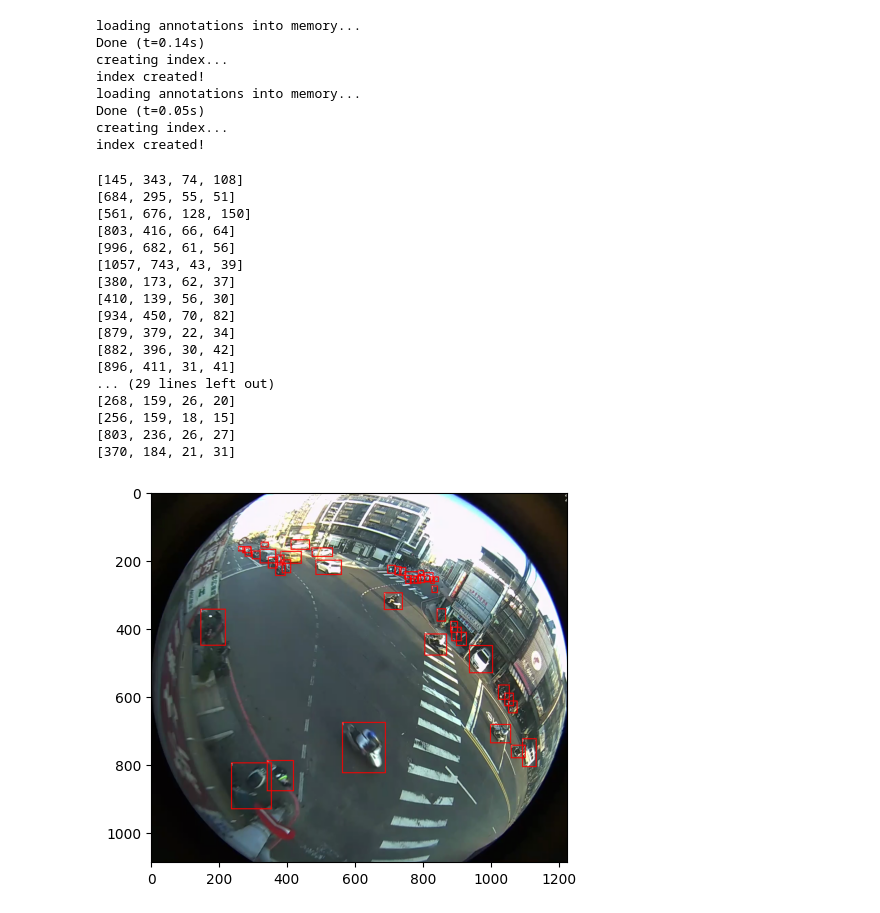
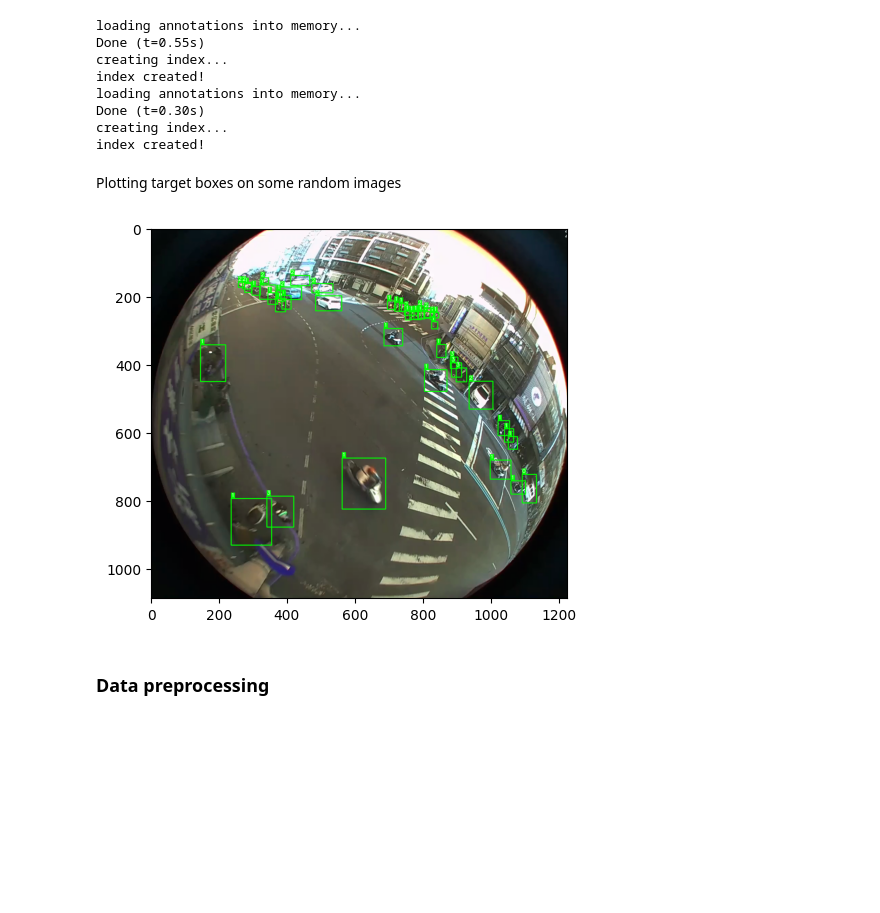
Before and after one commit to future-gadget-labs/aicitychallenge1, a Jupyter notebook: scripts/RCNNFishEye.ipynb, the cells around one changed output. Cells and saved outputs as stored; diff of their text form; code cells hidden in the pictures; blank space fills up the shorter version.

```diff
--- a/scripts/RCNNFishEye.ipynb
+++ b/scripts/RCNNFishEye.ipynb
@@ -29,6 +40,5 @@ mps
 # %%
-# DATA_PATH = '/media/abhitemb/DATA/Users/abhitemb/Documents/FishEye/TrainVal/Fisheye8K_all_including_train&test'
-DATA_PATH = '../data'
+DATA_PATH = '/content/gdrive/MyDrive/datasets/FishEye8k/'
 TRAIN_PATH = os.path.join(DATA_PATH, 'train', 'images')
 TRAIN_ANNOT = os.path.join(DATA_PATH, 'train', 'train.json')
 TEST_PATH = os.path.join(DATA_PATH, 'test', 'images')
@@ -53,10 +71,10 @@ train_dataset = coco.CocoDetection(TRAIN_PATH, annFile=TRAIN_ANNOT)
 test_dataset = coco.CocoDetection(TEST_PATH, annFile=TEST_ANNOT)
 # %% [output]
 loading annotations into memory...
-Done (t=0.14s)
+Done (t=0.55s)
 creating index...
 index created!
 loading annotations into memory...
-Done (t=0.05s)
+Done (t=0.30s)
 creating index...
 index created!
@@ -97,37 +155,23 @@ def draw_bounding_box(img, bounding_box, label, color):
+# %% [markdown]
+Plotting target boxes on some random images
 # %%
 for img, lbls in train_dataset:
-    new_img = None
+    new_img = img.copy()
 
     for lbl in lbls:
         bounding_box = lbl['bbox']
         text = lbl['category_id']
-        print(bounding_box)
 
-        new_img = draw_bounding_box(img, bounding_box, text, 'red')
+        new_img = draw_bounding_box_cv2(new_img, bounding_box, text)
 
     plt.imshow(new_img)
     plt.show()
 
     break
 # %% [output]
-[145, 343, 74, 108]
-[684, 295, 55, 51]
-[561, 676, 128, 150]
-[803, 416, 66, 64]
-[996, 682, 61, 56]
-[1057, 743, 43, 39]
-[380, 173, 62, 37]
-[410, 139, 56, 30]
-[934, 450, 70, 82]
-[879, 379, 22, 34]
-[882, 396, 30, 42]
-[896, 411, 31, 41]
-... (29 lines left out)
-[268, 159, 26, 20]
-[256, 159, 18, 15]
-[803, 236, 26, 27]
-[370, 184, 21, 31]
-[figure, old version]
+[figure, new version]
+# %% [markdown]
+### Data preprocessing
 # %%
 from torchvision.models.detection import fasterrcnn_resnet50_fpn
 from torch.optim import Adam, lr_scheduler
```
Also changed, not shown: parts of 70 cells of this notebook, 1 other file.
